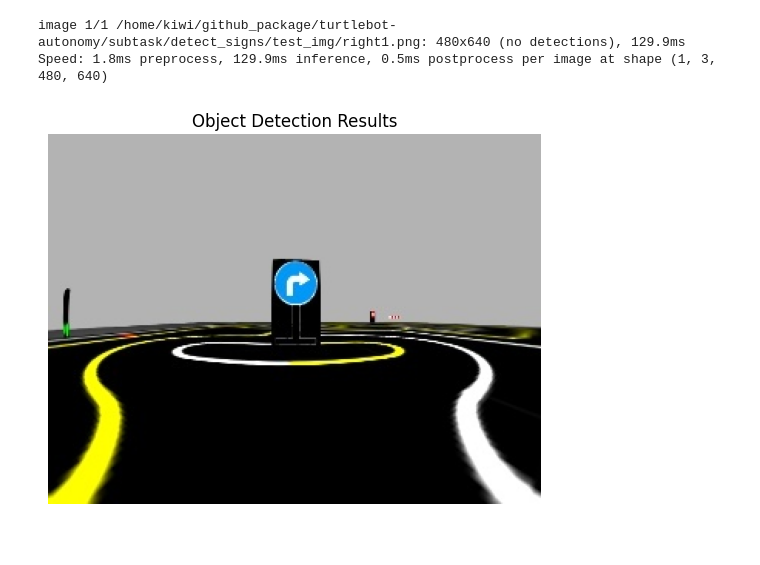
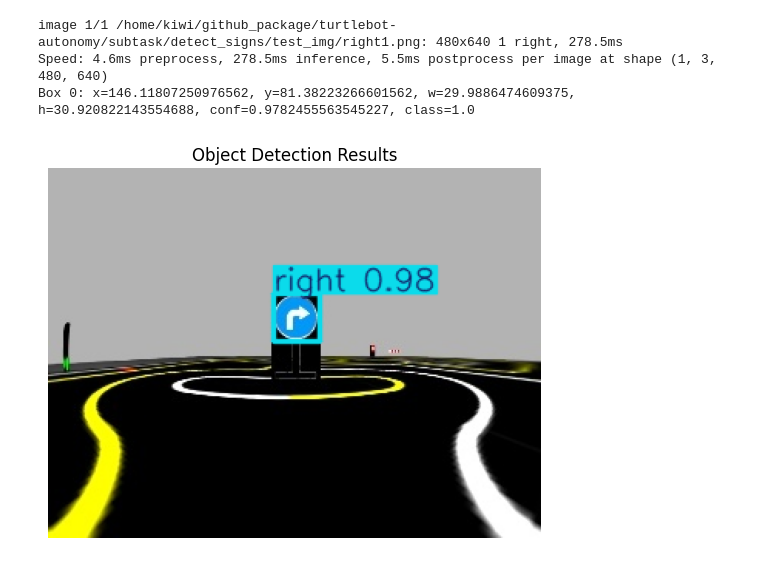
Before and after one commit to kiw331/turtlebot3-autonomy, a Jupyter notebook: subtask/detect_signs/test_od_model.ipynb, the cells around one changed output. Drawn from its saved outputs; the diff is of its cells as text; code cells hidden in the pictures.

Commit message:
test: od

```diff
--- a/subtask/detect_signs/test_od_model.ipynb
+++ b/subtask/detect_signs/test_od_model.ipynb
@@ -5,38 +5,39 @@ import cv2 # Often useful for image manipulation, though not strictly needed for
 
 # 모델 로드
 
-model = YOLO("/home/kiwi/github_package/turtlebot-autonomy/subtask/detect_signs/traffic_sign_detect.pt")
+model = YOLO("/home/kiwi/github_package/turtlebot-autonomy/subtask/detect_sign_modify.pt")
 
 # 예측 실행 (저장 없이)
 results = model.predict(
     source="/home/kiwi/github_package/turtlebot-autonomy/subtask/detect_signs/test_img/right1.png",
     save=False,
     conf=0.2
 )
 
 result_img = results[0].plot()
 
 
 plt.imshow(result_img[..., ::-1])
 plt.axis("off")
 plt.title("Object Detection Results")
 
 # 결과에서 첫 번째 이미지 결과 가져오기
 result = results[0]
 
 boxes = result.boxes.xyxy.cpu().numpy()
 confidences = result.boxes.conf.cpu().numpy()
 class_ids = result.boxes.cls.cpu().numpy()
 
 for i, box in enumerate(boxes):
     x1, y1, x2, y2 = box
     width = x2 - x1
     height = y2 - y1
     print(f"Box {i}: x={x1}, y={y1}, w={width}, h={height}, conf={confidences[i]}, class={class_ids[i]}")
 # %% [output]
-image 1/1 /home/kiwi/github_package/turtlebot-autonomy/subtask/detect_signs/test_img/right1.png: 480x640 (no detections), 129.9ms
-Speed: 1.8ms preprocess, 129.9ms inference, 0.5ms postprocess per image at shape (1, 3, 480, 640)
+image 1/1 /home/kiwi/github_package/turtlebot-autonomy/subtask/detect_signs/test_img/right1.png: 480x640 1 right, 278.5ms
+Speed: 4.6ms preprocess, 278.5ms inference, 5.5ms postprocess per image at shape (1, 3, 480, 640)
+Box 0: x=146.11807250976562, y=81.38223266601562, w=29.9886474609375, h=30.920822143554688, conf=0.9782455563545227, class=1.0
-[figure, old version]
+[figure, new version]
 # %%
 from ultralytics import YOLO
 
```
